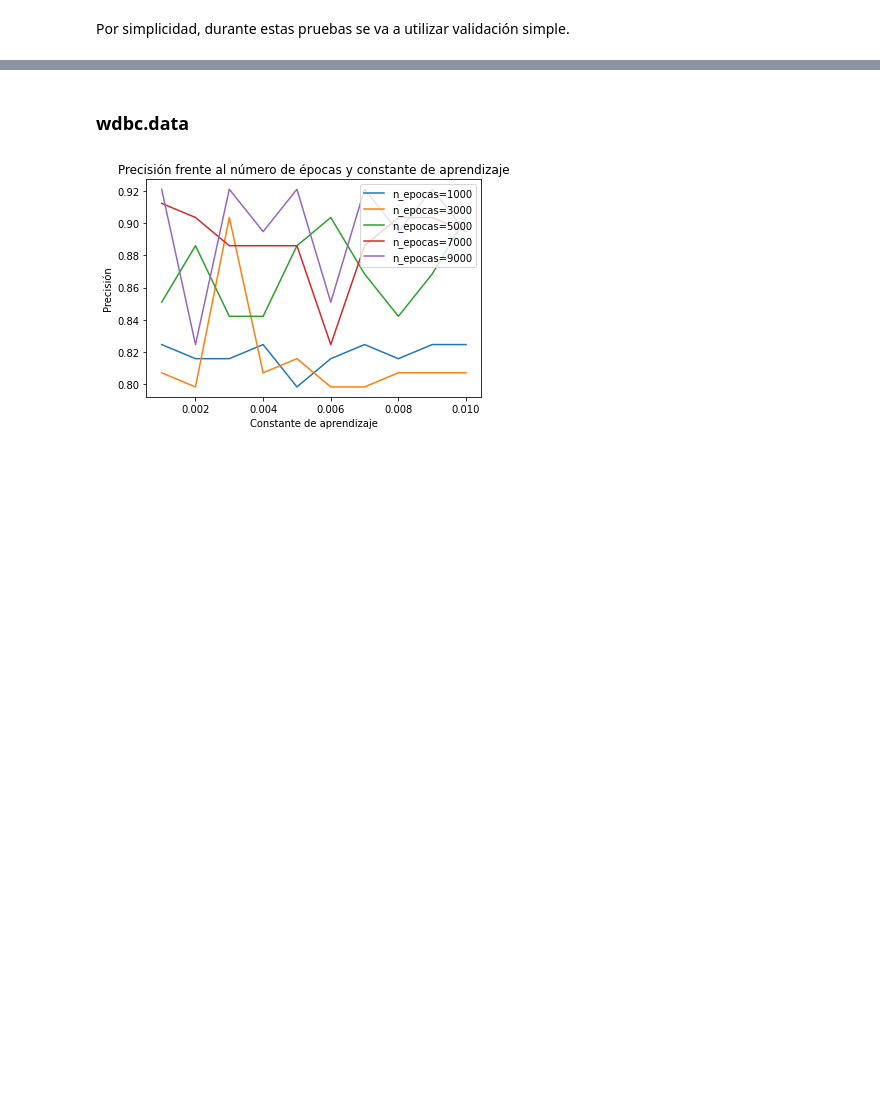
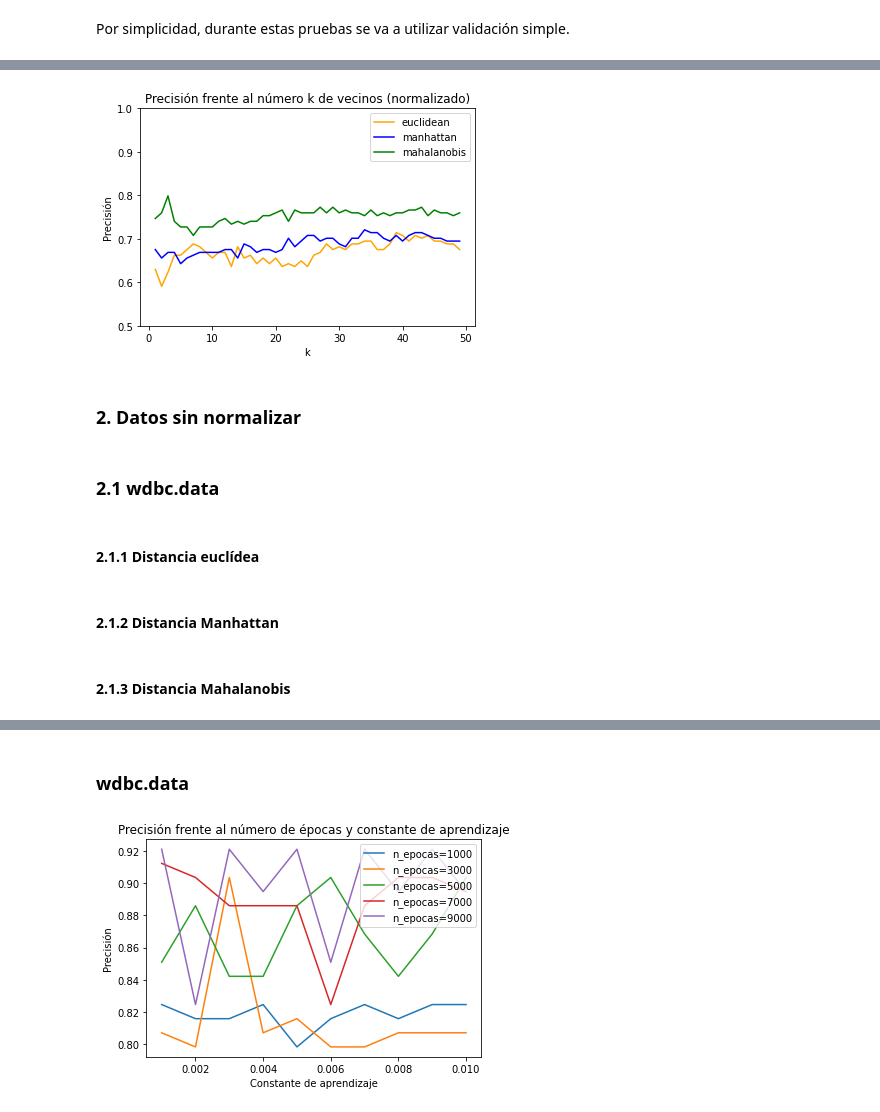
Before and after one commit to Albertogk/FAA, a Jupyter notebook: practica2/main.ipynb, the cells around one changed output, grey strips where cells are left out. Cells and saved outputs as stored; diff of their text form; code cells hidden in the pictures; blank space fills up the shorter version.

```diff
--- a/practica2/main.ipynb
+++ b/practica2/main.ipynb
@@ -417,0 +184,17 @@ plt.show()
+# %%
+plt.figure()
+plt.plot(k_values, k_precision_pima_euclidean_norm, color='orange', label='euclidean')
+plt.plot(k_values, k_precision_pima_manhattan_norm, color='b', label='manhattan')
+plt.plot(k_values, k_precision_pima_mahalanobis_norm, color='g', label='mahalanobis')
+plt.legend()
+plt.ylim(0.5, 1)
+plt.xlabel("k")
+plt.ylabel("Precisión")
+plt.title("Precisión frente al número k de vecinos (normalizado)")
+plt.show()
+# %% [output]
+[figure, added]
+# %% [markdown]
+<h3>2. Datos sin normalizar</h3>
+# %% [markdown]
+<h3>2.1 wdbc.data</h3>
@@ -417,0 +211,2 @@ plt.show()
+# %% [markdown]
+<h4>2.1.1 Distancia euclídea</h4>
@@ -417,0 +223,2 @@ plt.show()
+# %% [markdown]
+<h4>2.1.2 Distancia Manhattan</h4>
@@ -417,0 +235,2 @@ plt.show()
+# %% [markdown]
+<h4>2.1.3 Distancia Mahalanobis</h4>
```
Also changed, not shown: parts of 171 cells of this notebook, 2 other files.
